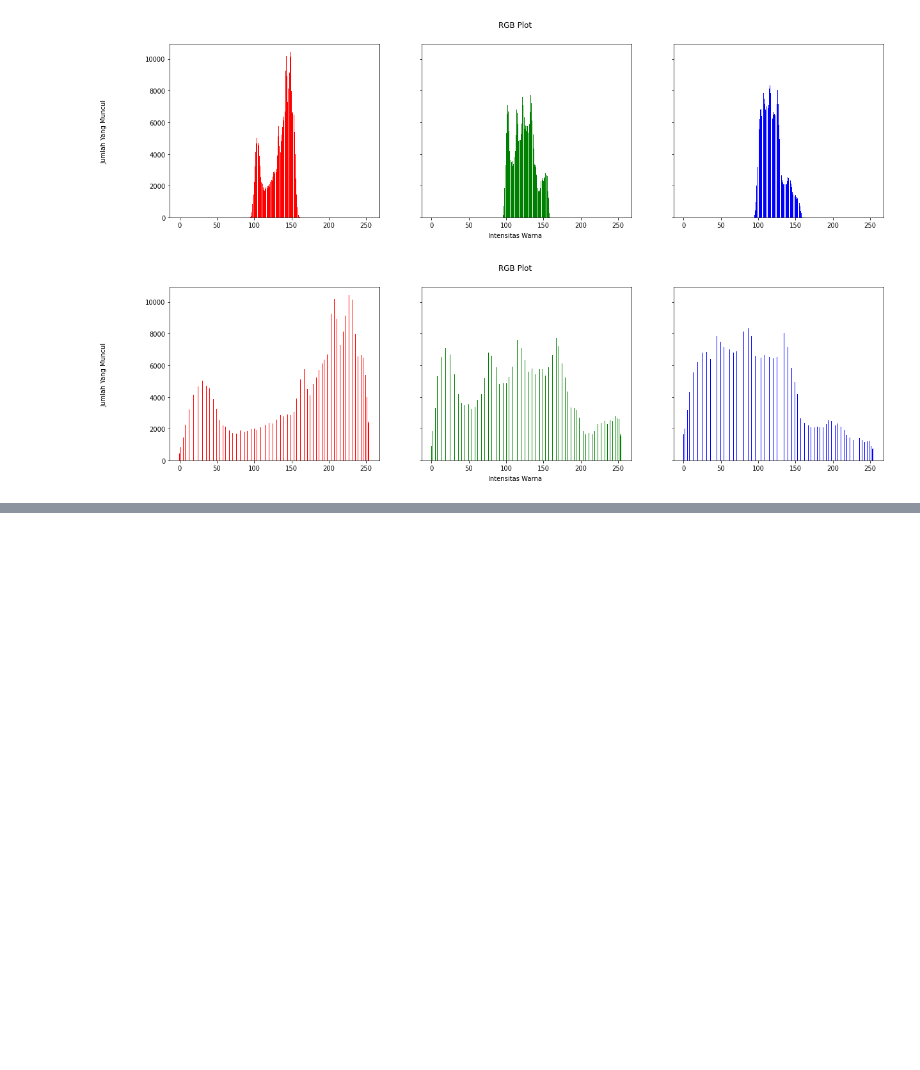
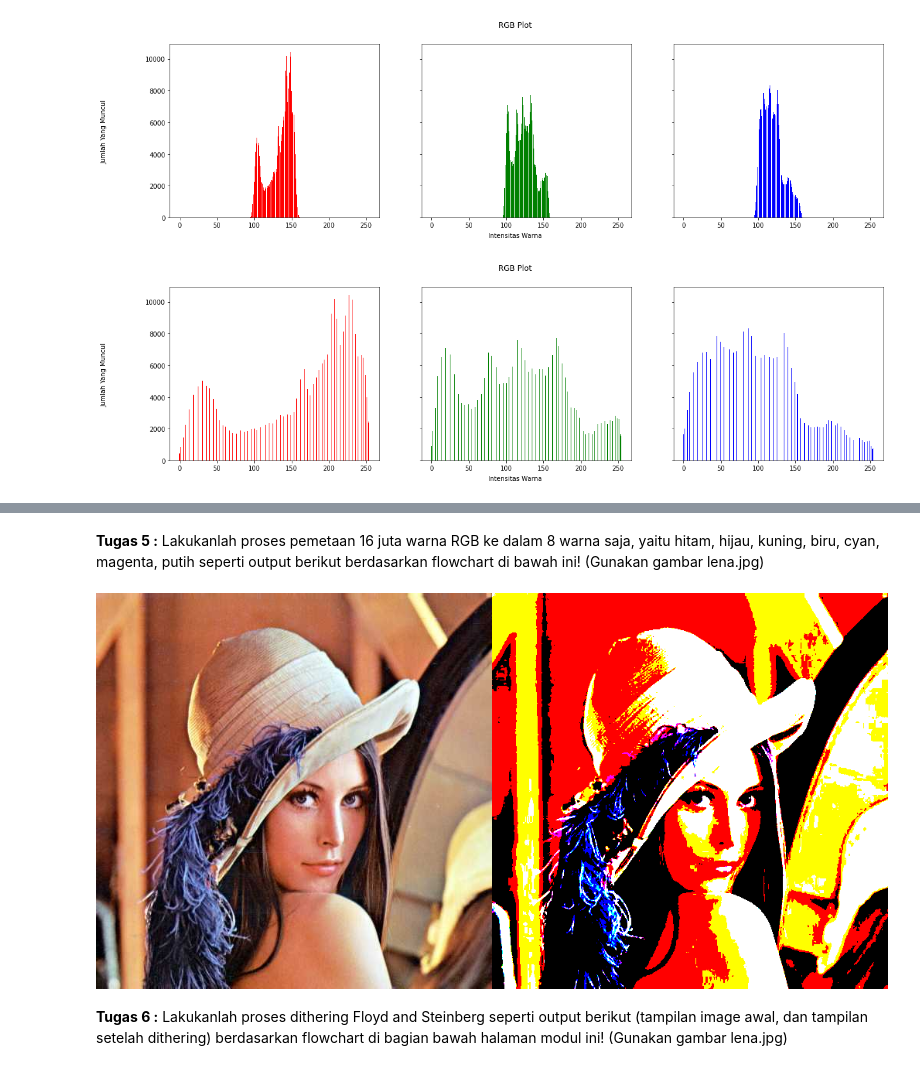
Before and after one commit to khrnnisak/PCVK_Genap_2023, a Jupyter notebook: Pertemuan6.ipynb, the cells around one changed output, grey strips where cells are left out. Cells and saved outputs as stored; diff of their text form; code cells hidden in the pictures; blank space fills up the shorter version.

```diff
--- a/Pertemuan6.ipynb
+++ b/Pertemuan6.ipynb
@@ -142,0 +166,45 @@ hasilnya. Apakah output muncul sama?
+# %% [markdown]
+**Tugas 5 :** Lakukanlah proses pemetaan 16 juta warna RGB ke dalam 8 warna saja, yaitu hitam,
+hijau, kuning, biru, cyan, magenta, putih seperti output berikut berdasarkan flowchart
+di bawah ini! (Gunakan gambar lena.jpg)
+# %%
+colors  = [
+    (0, 0, 0),  # hitam
+     (255, 255, 0),  # kuning
+     (255, 0, 0),  # merah
+     (255, 0, 255),  # magenta
+     (0, 255, 0),  # hijau
+     (0, 255, 255),  # cyan
+     (0, 0, 255),  # biru
+     (255, 255, 255)  # putih
+]
+# %%
+def closestColor(r, g, b):
+  pValue = 0
+  minDistance = 255*255 + 255*255 + 255*255 + 1
+  for i in range(len(colors)):
+    rDiff = r - colors[i][0]
+    gDiff = g - colors[i][1]
+    bDiff = b - colors[i][2]
+    distance = rDiff*rDiff + gDiff*gDiff + bDiff*bDiff
+    if (distance < minDistance):
+      minDistance = distance
+      pValue = i
+  return pValue
+# %%
+img_map = np.zeros(image.shape, image.dtype)
+# %%
+for y in range(0, image.shape[0]):
+  for x in range(0, image.shape[1]):
+    new = closestColor(image[y, x, 0], image[y, x, 1], image[y, x, 2])
+    img_map[y, x] = colors[new]
+# %%
+
+final_frame3 = cv.hconcat((image, img_map))
+cv2_imshow(final_frame3)
+# %% [output]
+[figure, added]
+# %% [markdown]
+**Tugas 6 :** Lakukanlah proses dithering Floyd and Steinberg seperti output berikut (tampilan image
+awal, dan tampilan setelah dithering) berdasarkan flowchart di bagian bawah halaman
+modul ini! (Gunakan gambar lena.jpg)
```
Also changed, not shown: parts of 4 cells of this notebook.
